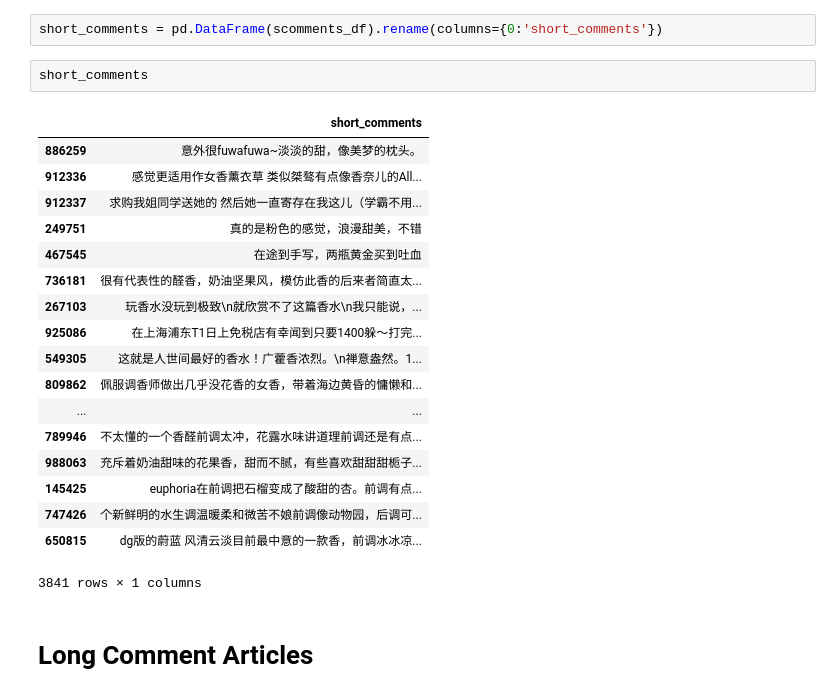
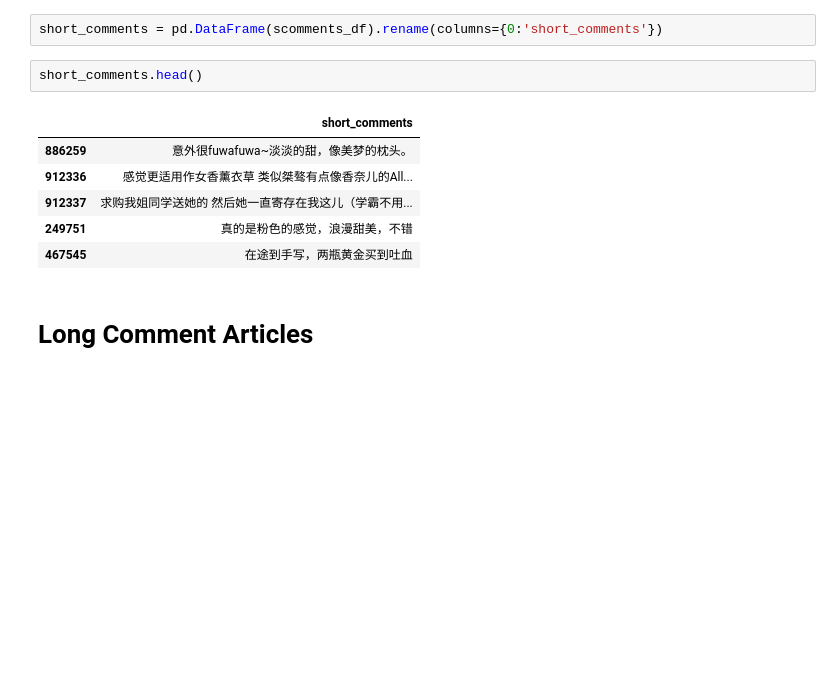
Before and after one commit to kellypeng/scentmate_rec, a Jupyter notebook: EDA/tfidf_analyze_comments.ipynb, the cells around one changed output. Saved outputs shown, nothing was run; the diff lists cells and outputs as text; blank space fills up the shorter version.

```diff
--- a/EDA/tfidf_analyze_comments.ipynb
+++ b/EDA/tfidf_analyze_comments.ipynb
@@ -74,26 +53,14 @@ scomments_df = pd.DataFrame.from_dict(scomments, orient='index').stack().sum(lev
 # %%
 short_comments = pd.DataFrame(scomments_df).rename(columns={0:'short_comments'})
 # %%
-short_comments
+short_comments.head()
 # %% [output]
 |  | short_comments |
 | 886259 | 意外很fuwafuwa~淡淡的甜，像美梦的枕头。 |
 | 912336 | 感觉更适用作女香薰衣草 类似桀骜有点像香奈儿的All... |
 | 912337 | 求购我姐同学送她的 然后她一直寄存在我这儿（学霸不用... |
 | 249751 | 真的是粉色的感觉，浪漫甜美，不错 |
 | 467545 | 在途到手写，两瓶黄金买到吐血 |
-| 736181 | 很有代表性的醛香，奶油坚果风，模仿此香的后来者简直太... |
-| 267103 | 玩香水没玩到极致\n就欣赏不了这篇香水\n我只能说，... |
-| 925086 | 在上海浦东T1日上免税店有幸闻到只要1400躲～打完... |
-| 549305 | 这就是人世间最好的香水！广藿香浓烈。\n禅意盎然。1... |
-| 809862 | 佩服调香师做出几乎没花香的女香，带着海边黄昏的慵懒和... |
-| ... | ... |
-| 789946 | 不太懂的一个香醛前调太冲，花露水味讲道理前调还是有点... |
-| 988063 | 充斥着奶油甜味的花果香，甜而不腻，有些喜欢甜甜甜栀子... |
-| 145425 | euphoria在前调把石榴变成了酸甜的杏。前调有点... |
-| 747426 | 个新鲜明的水生调温暖柔和微苦不娘前调像动物园，后调可... |
-| 650815 | dg版的蔚蓝 风清云淡目前最中意的一款香，前调冰冰凉... |
-3841 rows × 1 columns
 # %% [markdown]
 # Long Comment Articles
 # %%
```
Also changed, not shown: parts of 7 cells of this notebook, 3 other files.
